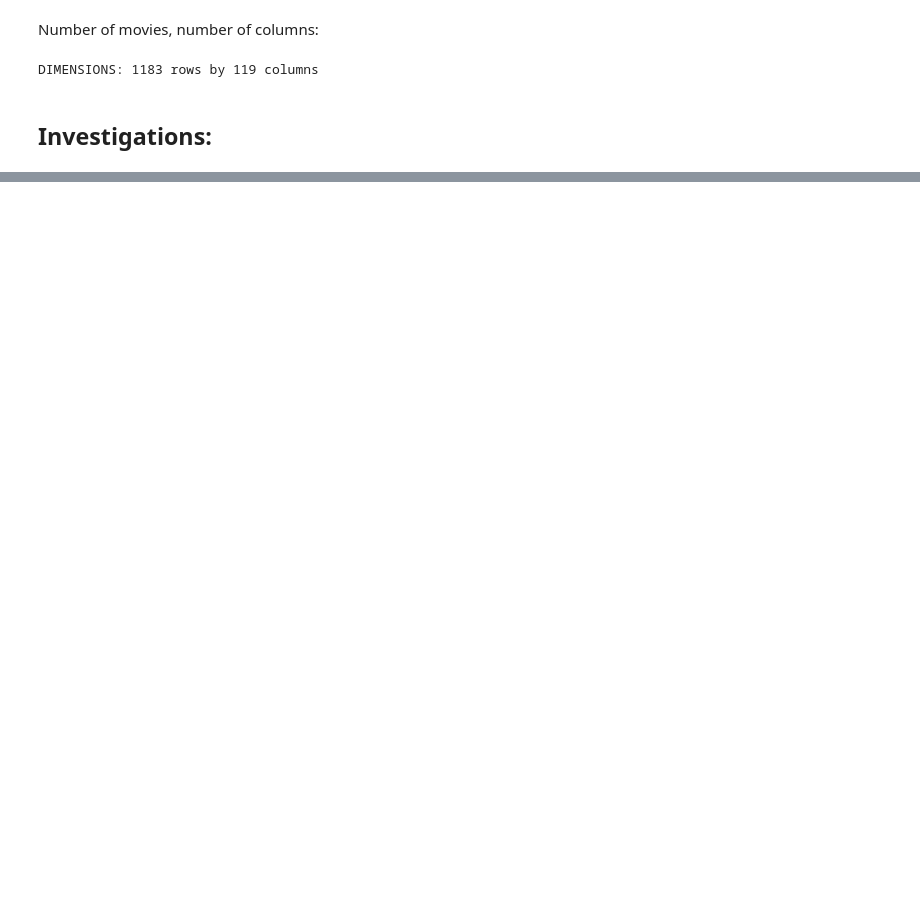
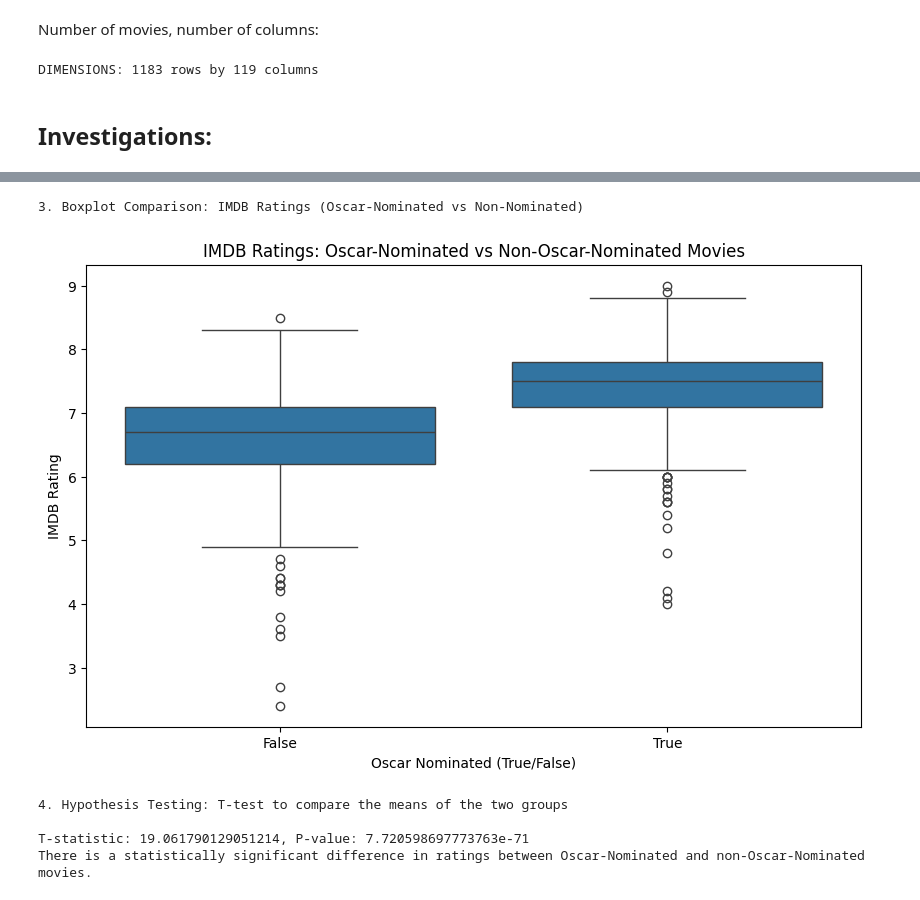
Before and after one commit to ryandecamp/CMSC320FinalProject, a Jupyter notebook: checkpoint2/checkpoint_2.ipynb, the cells around one changed output, grey strips where cells are left out. Saved outputs shown, nothing was run; the diff lists cells and outputs as text; code cells hidden in the pictures; blank space fills up the shorter version.

```diff
--- a/checkpoint2/checkpoint_2.ipynb
+++ b/checkpoint2/checkpoint_2.ipynb
@@ -452,0 +513,4 @@ DIMENSIONS: 1183 rows by 119 columns
+# %%
+#For the future plots, it will be easier to create a column in the movie_df that has true if Oscar_nominated>0 and false otherwise
+movie_df['Oscar_nominations'] = movie_df['Oscar_nominated'] > 0
+display(movie_df[['Oscar_nominated', 'Oscar_nominations']])
@@ -452,0 +531,26 @@ DIMENSIONS: 1183 rows by 119 columns
+# %%
+print("3. Boxplot Comparison: IMDB Ratings (Oscar-Nominated vs Non-Nominated)")
+plt.figure(figsize=(10, 6))
+sns.boxplot(x='Oscar_nominations', y='rate', data=movie_df)
+plt.title('IMDB Ratings: Oscar-Nominated vs Non-Oscar-Nominated Movies')
+plt.xlabel('Oscar Nominated (True/False)')
+plt.ylabel('IMDB Rating')
+plt.show()
+# %% [output]
+3. Boxplot Comparison: IMDB Ratings (Oscar-Nominated vs Non-Nominated)
+[figure, added]
+# %%
+print("4. Hypothesis Testing: T-test to compare the means of the two groups\n")
+t_stat, p_val = stats.ttest_ind(oscar_nom, non_oscar_nom, nan_policy='omit')
+
+print(f"T-statistic: {t_stat}, P-value: {p_val}")
+
+if p_val < 0.05:
+    print("There is a statistically significant difference in ratings between Oscar-Nominated and non-Oscar-Nominated movies.")
+else:
+    print("There is no statistically significant difference in ratings between Oscar-Nominated and non-Oscar-Nominated movies.")
+# %% [output]
+4. Hypothesis Testing: T-test to compare the means of the two groups
+
+T-statistic: 19.061790129051214, P-value: 7.720598697773763e-71
+There is a statistically significant difference in ratings between Oscar-Nominated and non-Oscar-Nominated movies.
```
Also changed, not shown: parts of 14 cells of this notebook.
